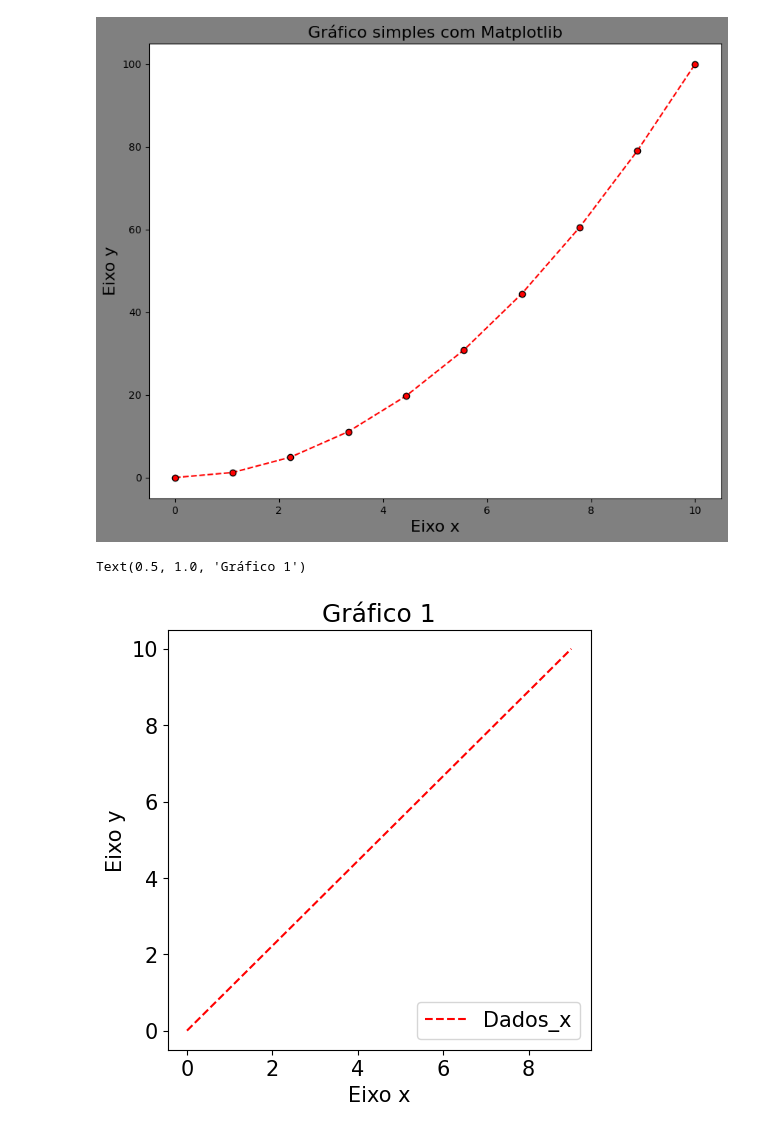
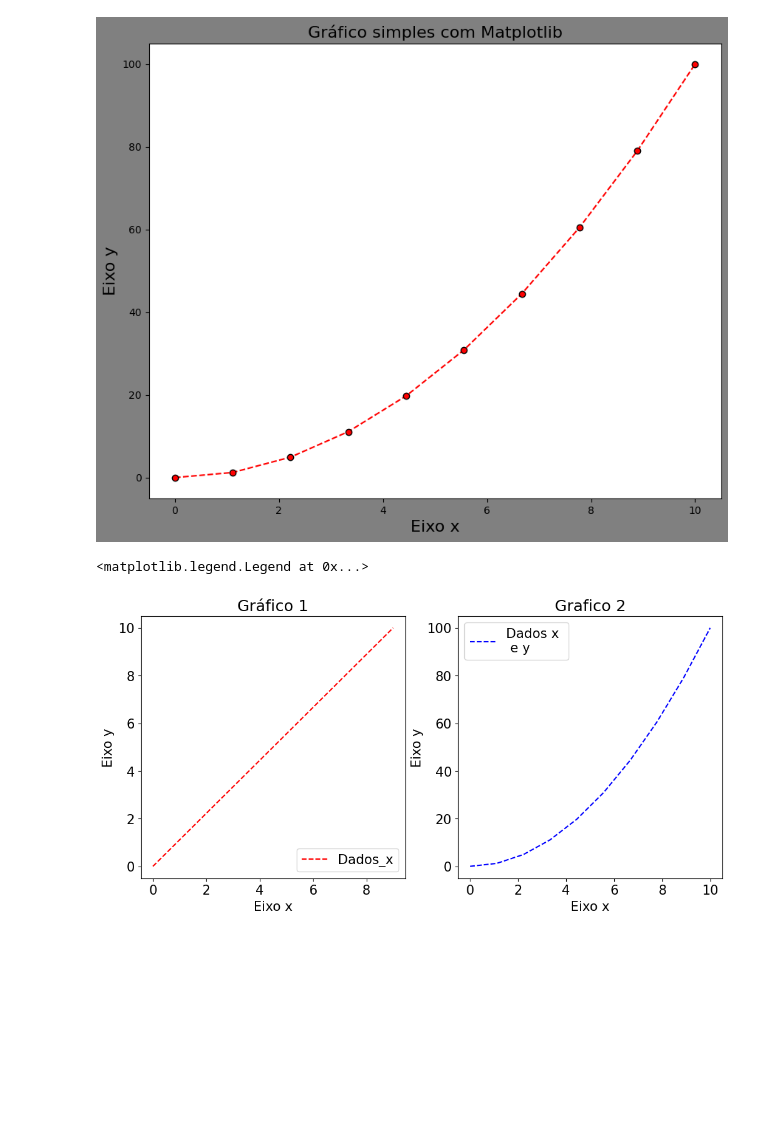
Before and after one commit to danielvieira95/Inteligencia_Artificial_2025, a Jupyter notebook: Turma-B/Aulas03e04/codigo.ipynb, the cells around one changed output. Drawn from its saved outputs; the diff is of its cells as text; code cells hidden in the pictures; blank space fills up the shorter version.

Commit message:
aula 03
subplot

```diff
--- a/Turma-B/Aulas03e04/codigo.ipynb
+++ b/Turma-B/Aulas03e04/codigo.ipynb
@@ -32,18 +32,36 @@ Text(0.5, 1.0, 'Gráfico simples com Matplotlib')
 # %%
 # Subplot
 
 plt.rcParams.update({'font.size':15}) # função que permite ajustar
 #figura
 plt.figure(figsize=(12,12)) # define um tamanho para a figura
 linhas =2 # cria 2 linhas
 colunas = 2 # cria 2 colunas
 # subplot para plotar as figuras
 plt.subplot(linhas,colunas,1) # plota grafico na primeira posição
 plt.plot(Dados_x,'r--',label='Dados_x')
 plt.legend(loc='lower right') # cria legenda para o grafico
 plt.xlabel('Eixo x')
 plt.ylabel('Eixo y')
 plt.title('Gráfico 1')
+
+# 2 grafico
+plt.subplot(linhas,colunas,2)
+plt.plot(Dados_x,Dados_y,'b--',label='Dados x \n e y')
+# plota grafico alterando a cor da linha
+plt.title('Grafico 2') # titulo do grafico
+plt.xlabel('Eixo x')
+plt.ylabel('Eixo y')
+plt.legend()
+
+# Grafico 3
+plt.subplot(linhas,colunas, 3)
+plt.plot(Dados_x*Dados_x,'g-',label='Dados_x^2')
+plt.xlabel('Eixo x')
+plt.ylabel('Eixo y')
+plt.legend()
+
+# Grafico
 # %% [output]
-Text(0.5, 1.0, 'Gráfico 1')
+<matplotlib.legend.Legend at 0x...>
-[figure, old version]
+[figure, new version]
```
